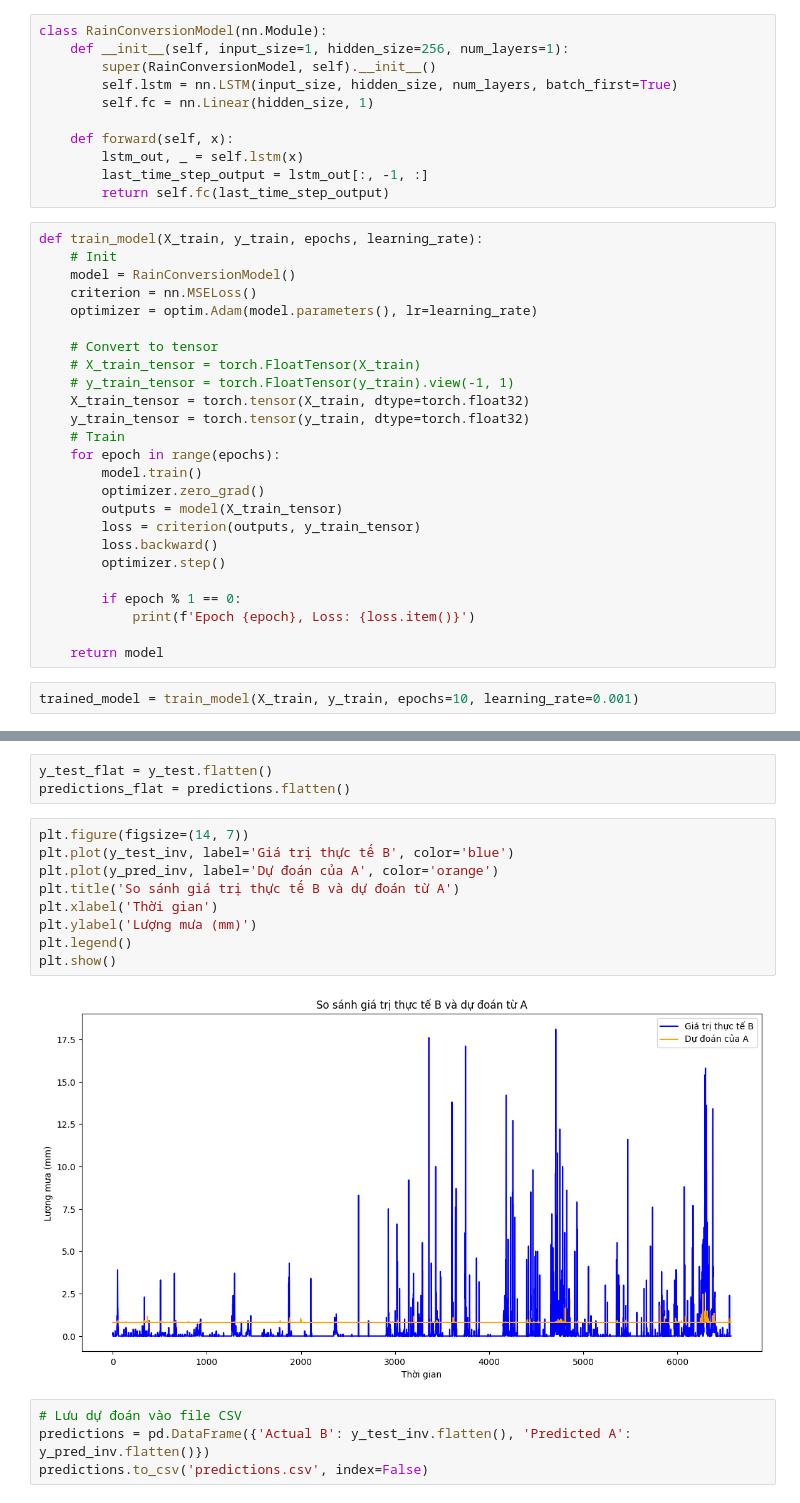
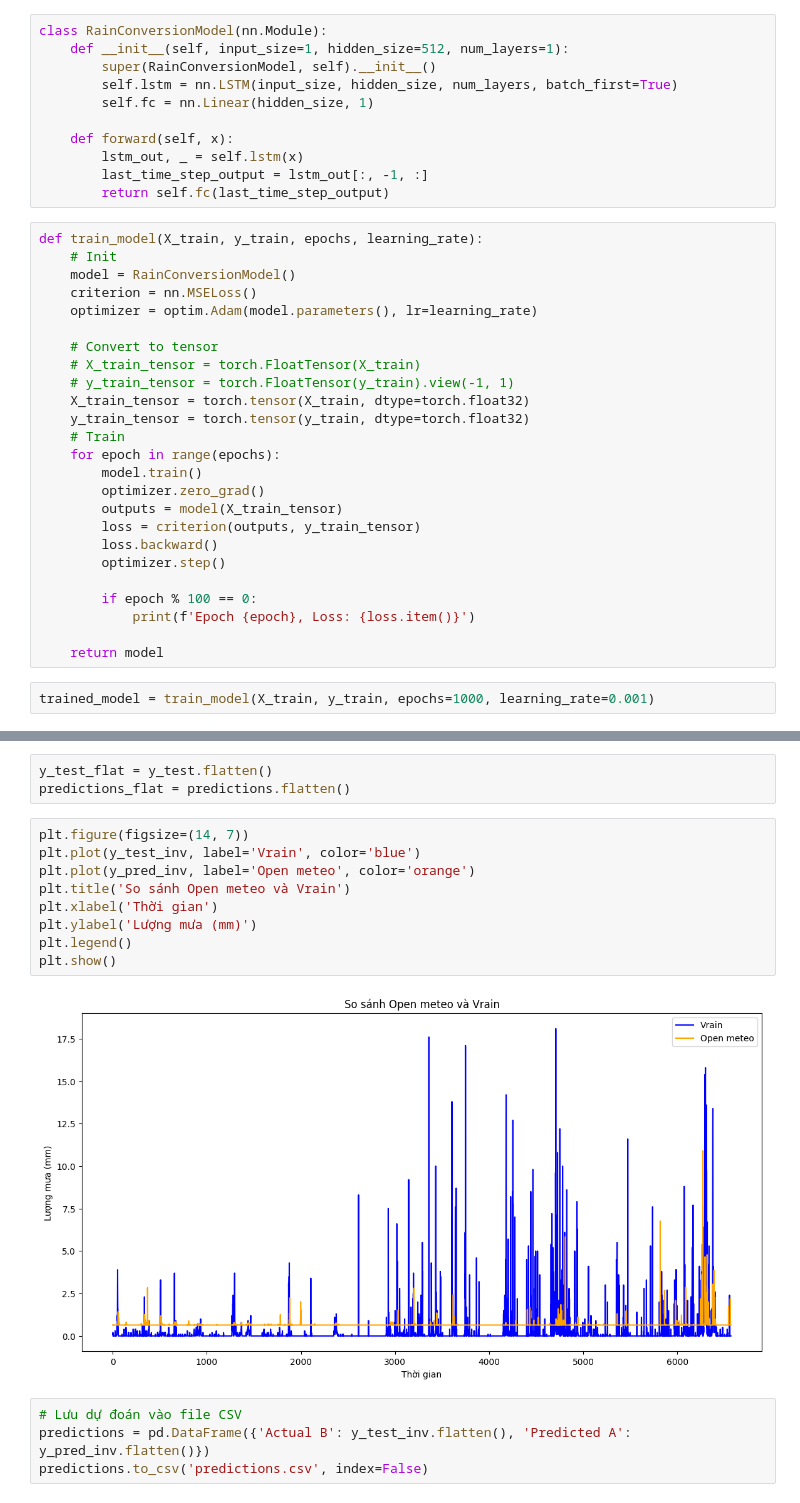
Before and after one commit to gkynajru/Rainfall-prediction, a Jupyter notebook: train_model/convert_meteo_2_vrain/convert_model.ipynb, the cells around one changed output, grey strips where cells are left out. Drawn from its saved outputs; the diff is of its cells as text.

Commit message:
add pytorch code for training

```diff
--- a/train_model/convert_meteo_2_vrain/convert_model.ipynb
+++ b/train_model/convert_meteo_2_vrain/convert_model.ipynb
@@ -37,7 +37,7 @@ X_train, X_test = X[:train_size], X[train_size:]
 y_train, y_test = y[:train_size], y[train_size:]
 # %%
 class RainConversionModel(nn.Module):
-    def __init__(self, input_size=1, hidden_size=256, num_layers=1):
+    def __init__(self, input_size=1, hidden_size=512, num_layers=1):
         super(RainConversionModel, self).__init__()
         self.lstm = nn.LSTM(input_size, hidden_size, num_layers, batch_first=True)
         self.fc = nn.Linear(hidden_size, 1)
@@ -67,10 +67,10 @@ def train_model(X_train, y_train, epochs, learning_rate):
         loss.backward()
         optimizer.step()
 
-        if epoch % 1 == 0:
+        if epoch % 100 == 0:
             print(f'Epoch {epoch}, Loss: {loss.item()}')
 
     return model
 # %%
-trained_model = train_model(X_train, y_train, epochs=10, learning_rate=0.001)
+trained_model = train_model(X_train, y_train, epochs=1000, learning_rate=0.001)
 # %% [output]
@@ -98,15 +90,15 @@ y_test_flat = y_test.flatten()
 predictions_flat = predictions.flatten()
 # %%
 plt.figure(figsize=(14, 7))
-plt.plot(y_test_inv, label='Giá trị thực tế B', color='blue')
-plt.plot(y_pred_inv, label='Dự đoán của A', color='orange')
-plt.title('So sánh giá trị thực tế B và dự đoán từ A')
+plt.plot(y_test_inv, label='Vrain', color='blue')
+plt.plot(y_pred_inv, label='Open meteo', color='orange')
+plt.title('So sánh Open meteo và Vrain')
 plt.xlabel('Thời gian')
 plt.ylabel('Lượng mưa (mm)')
 plt.legend()
 plt.show()
 # %% [output]
-[figure, old version]
+[figure, new version]
 # %%
 # Lưu dự đoán vào file CSV
 predictions = pd.DataFrame({'Actual B': y_test_inv.flatten(), 'Predicted A': y_pred_inv.flatten()})
```
Also changed, not shown: parts of 1 cell of this notebook, 1 other file.
